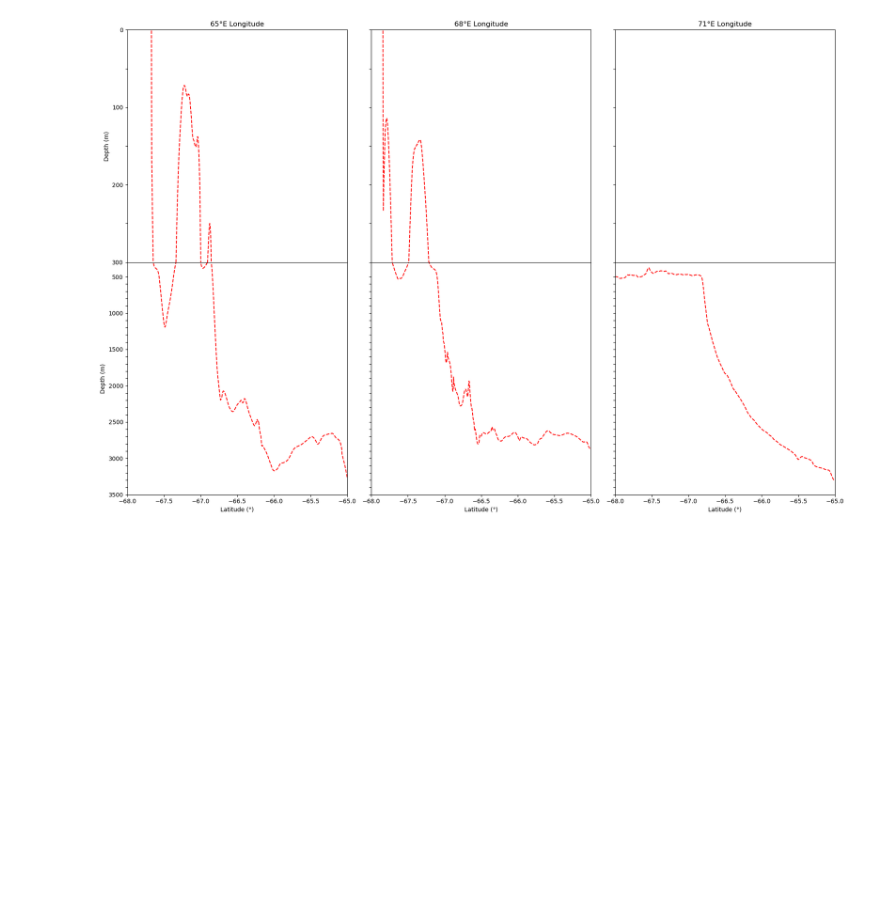
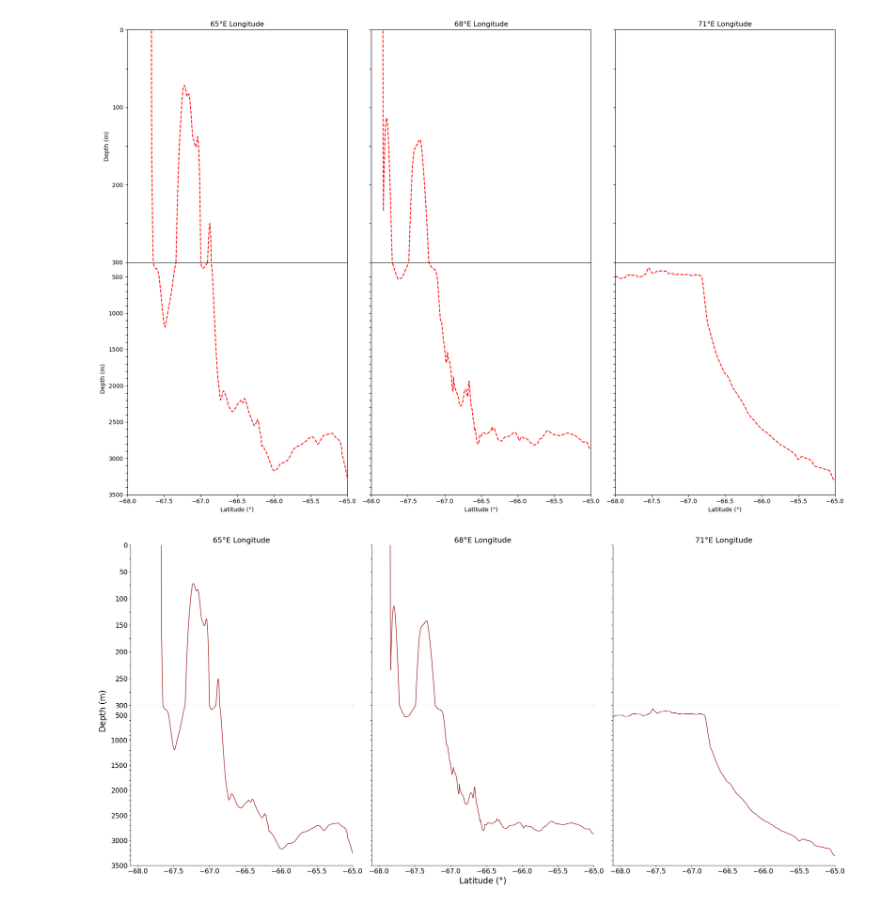
Before and after one commit to SiennaNeve/CDObs, a Jupyter notebook: Notebooks/plotting_transects.ipynb, the cells around one changed output. Drawn from its saved outputs; the diff is of its cells as text; code cells hidden in the pictures; blank space fills up the shorter version.

```diff
--- a/Notebooks/plotting_transects.ipynb
+++ b/Notebooks/plotting_transects.ipynb
@@ -632,3 +632,78 @@ plt.tight_layout()
 plt.show()
 # %% [output]
 [figure]
+# %%
+# Open the NetCDF file with xarray
+gebco_full = xr.open_dataset('../Data/Final/bathymetry_data/netCDF_CD_bathymetry/GEBCO_30_Apr_2023_950e3c1fe0d8/gebco_2022_n-63.0_s-68.5_w62.5_e72.0.nc', engine='netcdf4')
+
+# Define the longitude lines
+longitude_lines = [65, 68, 71]
+
+# Create subplots
+fig, axs = plt.subplots(2, 3, figsize=(25, 12), sharey='row', gridspec_kw={'height_ratios': [1, 1], 'hspace': 0})
+
+# Iterate through each longitude line
+for i, lon in enumerate(longitude_lines):
+    # Extract bathymetry data for the longitude line
+    bathymetry_along_transect = gebco_full.sel(lon=lon, method='nearest')
+
+    # Extract latitude and depth values
+    latitude_values = bathymetry_along_transect['lat'].values
+    depth_values = -bathymetry_along_transect['elevation'].values  # Negative values because bathymetry is negative
+
+    # Plot the seafloor depths along the longitude line
+    axs[0, i].plot(latitude_values, depth_values, color='brown', linestyle='-', label='Seafloor')
+    axs[0, i].set_title(f'{lon}°E Longitude', fontsize=18)
+    axs[0, i].set_ylim(0, 300)
+    axs[0, i].set_xlim(-68.1, -65)
+    axs[0, i].set_xticks([])  # Remove x-axis ticks
+    axs[0, i].set_xticklabels([])
+
+    # Add tick marks every 50m but leave labels every 100m
+    # axs[0, i].set_yticks(range(0, 301, 50))
+    # axs[0, i].set_yticklabels(['' if j % 100 != 0 else f'{j}' for j in range(0, 301, 50)]) #add labels every 100m, ticks every 50
+    # axs[0, i].set_yticklabels([f'{j}' for j in range(0, 301, 50)]) # Add tick marks and labels every 50m
+    # Add tick marks every 25m but label every 50m
+    axs[0, i].set_yticks(range(0, 301, 25))
+    axs[0, i].set_yticklabels(['' if j % 50 != 0 else f'{j}' for j in range(0, 301, 25)])
+
+    # Remove top and right spines
+    axs[0, i].spines['top'].set_visible(False)
+    axs[0, i].spines['right'].set_visible(False)
+    # Set font size for y-axis tick labels
+    axs[0, i].tick_params(axis='y', labelsize=16)  # Adjust the font size as needed
+
+
+
+
+    # Plot the seafloor depths along the longitude line for 300-3500m
+    axs[1, i].plot(latitude_values, depth_values, color='brown', linestyle='-', label='Seafloor')
+    # axs[1, i].set_xlabel('Latitude (°)', fontsize=14)
+    # Set x-axis label only for the middle subplot
+    if i == 1:
+        axs[1, i].set_xlabel('Latitude (°)', fontsize=20)
+    axs[1, i].set_ylim(300, 3500)
+    axs[1, i].set_xlim(-68.1, -65)
+
+    # Add tick marks every 100m but label every 500m
+    axs[1, i].set_yticks(range(500, 3501, 100))
+    axs[1, i].set_yticklabels(['' if j % 500 != 0 else f'{j}' for j in range(500, 3501, 100)])
+
+    # Remove top and right spines
+    axs[1, i].spines['top'].set_visible(False)
+    axs[1, i].spines['right'].set_visible(False)
+    axs[1, i].tick_params(axis='y', labelsize=16)  # Adjust the font size as needed
+    axs[1, i].tick_params(axis='x', labelsize=16)  # Adjust the font size as needed
+
+# Set common ylabel and invert y-axis for all subplots
+fig.text(-.01, 0.5, 'Depth (m)', va='center', rotation='vertical', fontsize=20)  # Adjust the position as needed
+axs[0, 0].invert_yaxis()
+axs[1, 0].invert_yaxis()
+
+# Adjust layout to prevent clipping of ylabel
+plt.tight_layout()
+
+# Show the plot
+plt.show()
+# %% [output]
+[figure, added]
```
Also changed, not shown: 6 other files.
